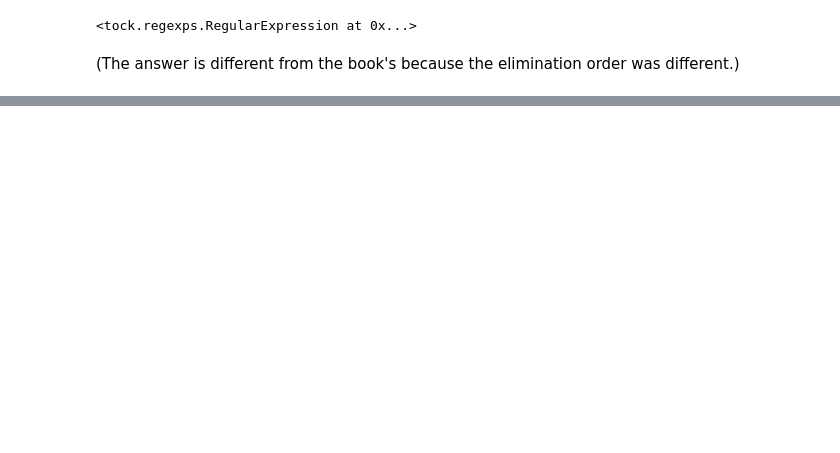
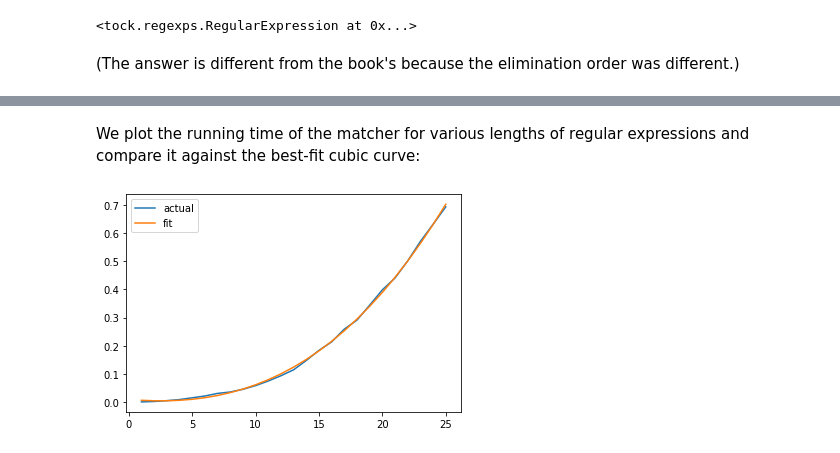
Before and after one commit to ND-CSE-30151/fall-2020, a Jupyter notebook: notes/week03/week03.ipynb, the cells around one changed output, grey strips where cells are left out. Cells and saved outputs as stored; diff of their text form; code cells hidden in the pictures; blank space fills up the shorter version.

```diff
--- a/notes/week03/week03.ipynb
+++ b/notes/week03/week03.ipynb
@@ -284,0 +291,5 @@ eliminate 1
+# %%
+alpha = '(0|1)* 1 (0|1) (0|1) (0|1)'
+w = '0 1 1 0'
+n = from_regexp(alpha)
+n
@@ -284,0 +314,3 @@ eliminate 1
+# %%
+g = run(n, w)
+g
@@ -284,0 +342,5 @@ eliminate 1
+# %%
+def evil_tock_regexp(i):
+    return ('(a|&)'*i + ' a'*i)
+
+from_regexp(evil_tock_regexp(3))
@@ -284,0 +349,26 @@ eliminate 1
+# %% [markdown]
+We plot the running time of the matcher for various lengths of regular expressions and compare it against the best-fit cubic curve:
+# %%
+%matplotlib inline
+import timeit
+import matplotlib.pyplot as plt
+import numpy as np
+
+def match(n, w):
+    g = run(n, w)
+    g.shortest_path()
+
+lengths = list(range(1, 26))
+tock_times = []
+for i in lengths:
+    tock_times.append(timeit.timeit(lambda: match(from_regexp(evil_tock_regexp(i)), ['a']*i), number=1))
+
+coeffs = np.polyfit(lengths, tock_times, deg=3)
+fit = np.polyval(coeffs, lengths)
+
+plt.plot(lengths, tock_times, label='actual')
+plt.plot(lengths, fit, label='fit')
+plt.legend()
+plt.show()
+# %% [output]
+[figure, added]
```
Also changed, not shown: parts of 12 cells of this notebook.
